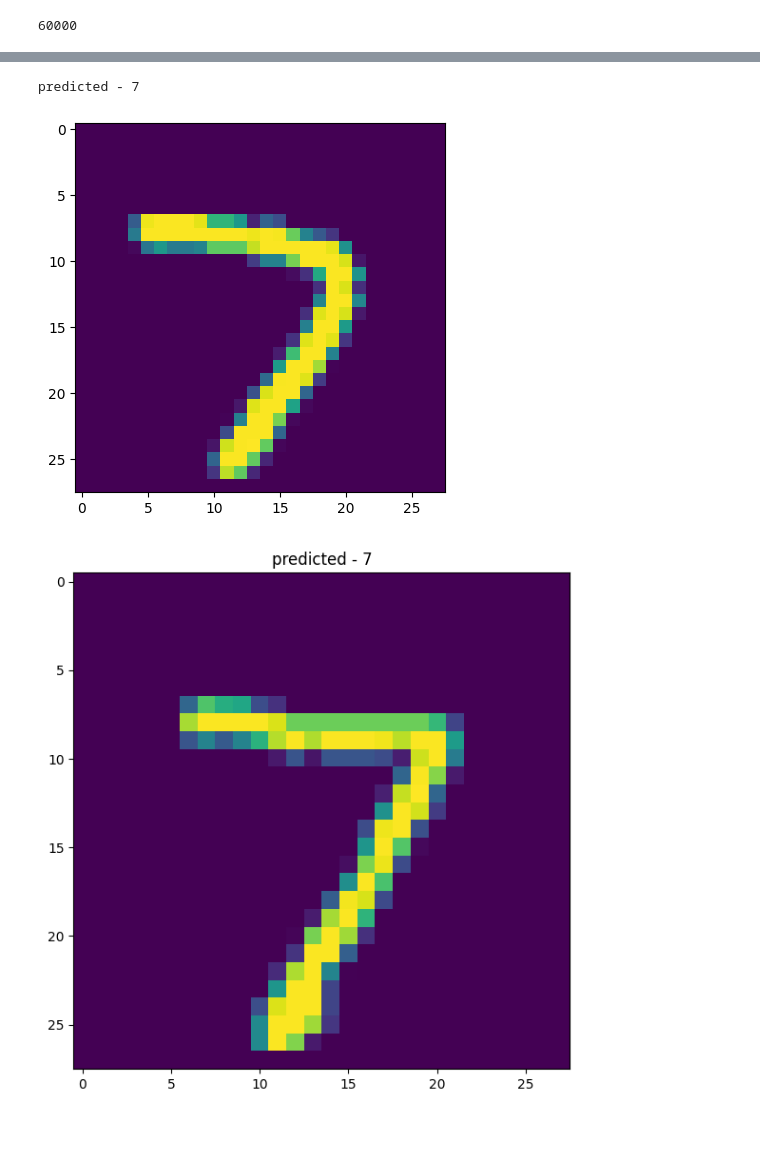
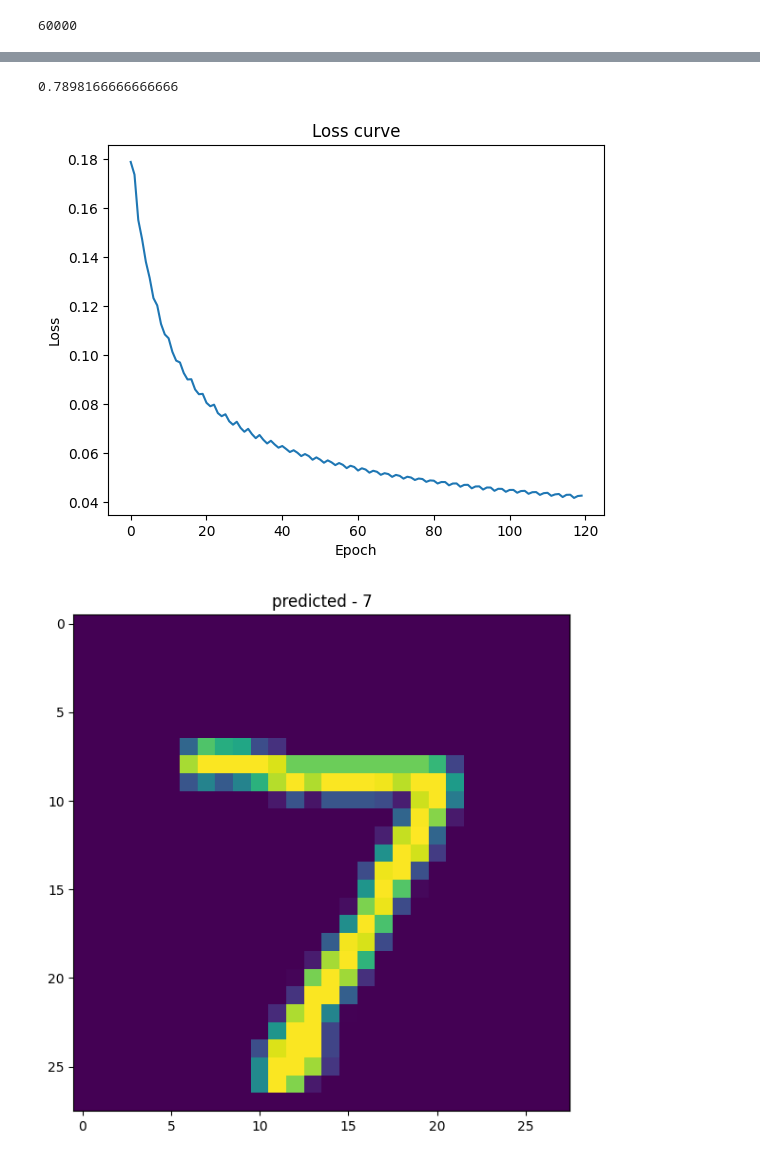
Before and after one commit to barracuda049/dl, a Jupyter notebook: intToStoch/into_to_stoch.ipynb, the cells around one changed output, grey strips where cells are left out. Saved outputs shown, nothing was run; the diff lists cells and outputs as text; code cells hidden in the pictures; blank space fills up the shorter version.

```diff
--- a/intToStoch/into_to_stoch.ipynb
+++ b/intToStoch/into_to_stoch.ipynb
@@ -8,7 +8,7 @@ from scipy import io
 # %% [markdown]
 Mnist data loading
 # %%
-mat = io.loadmat('./data_image_classif.mat')
+mat = io.loadmat('../data_image_classif.mat')
 
 X = mat['Xts']
 
@@ -704,37 +164,6 @@ class NeuralNet:
         self.w3 = self.w3 - self.learn_rate *dloss_dW3
         self.b3 = self.b3 - self.learn_rate *dloss_db3
 
-#         w1 = self.w1.copy()
-#         w2 = self.w2.copy()
-#         w3 = self.w3.copy()
-#         b1 = self.b1.copy()
-#         b2 = self.b2.copy()
-#         b3 = self.b3.copy()
-
-#         w1 -= self.learn_rate *dloss_dW1
-#         b1 -= self.learn_rate *dloss_db1
-
-#         w2 -= self.learn_rate *dloss_dW2
-#         b2 -= self.learn_rate *dloss_db2
-
-#         w3 -= self.learn_rate *dloss_dW3
-#         b3 -= self.learn_rate *dloss_db3
-
-#         self.w1 = w1.copy()
-#         self.w2 = w2.copy()
-#         self.w3 = w3.copy()
-#         self.b1 = b1.copy()
-#         self.b2 = b2.copy()
-#         self.b3 = b3.copy()
-#         print(f'equlity - {np.all(w1 == n.w1)}')
-#         print(self.learn_rate)
-#         print('self.learn_rate *dloss_dW1).sum()', (self.learn_rate *dloss_dW1).sum())
-#         print(f'dloss_dW1 sum - {(dloss_dW1).sum()}')
-#         print(f'dloss_db1 sum - {(dloss_db1).sum()}')
-#         print(f'dloss_dW2 sum - {(dloss_dW2).sum()}')
-#         print(f'dloss_db2 sum - {(dloss_db2).sum()}')
-#         print(f'norm_dw - {np.linalg.norm(dloss_dW1):.3f}')
-
     def batch_set(self,i):
         batch_x, batch_y = zip(*self.train_set[i*self.batch_size : (i+1)*self.batch_size])
         x = np.concatenate(batch_x, axis = 0)
@@ -749,7 +178,7 @@ class NeuralNet:
 
         return np.mean(np.mean(((y-self.z)**2), axis = 1))
 
-    def accuarcy(self, test_set = None):
+    def accuracy(self, test_set = None):
         if self.test_set is None:
             cur_set = test_set
         else:
@@ -774,6 +198,6 @@ plt.imshow(n.train_set[15][0].reshape(28,28))
 # %%
 n_epochs = 40
-iters = 5
+loss_list = []
 for ep in range(n_epochs):
 
     for i in range(n.n_iters):
@@ -781,6 +205,7 @@ for ep in range(n_epochs):
         n.forward(x)
         print(f'ep: {ep+1}/{n_epochs}, i: {i+1}/{n.n_iters}, '
               f'loss - {n.loss_batch(y):.3f}, ')
+        loss_list.append(n.loss_batch(y))
         n.backward(x,y)
 # %% [output]
 ep: 1/40, i: 1/3, loss - 0.179,
@@ -803,11 +228,15 @@ ep: 40/40, i: 3/3, loss - 0.046,
-# %%
-num = 17
-print(f'predicted - {np.argmax(n.forward(Xpr[num]))}')
-plt.imshow(Xpr[num].reshape(28,28))
-plt.show()
-# %% [output]
-predicted - 7
-[figure, removed]
+# %%
+n.accuracy(train_set)
+# %% [output]
+0.7898166666666666
+# %%
+plt.plot(loss_list)
+plt.title('Loss curve')
+plt.xlabel('Epoch')
+plt.ylabel('Loss')
+plt.show()
+# %% [output]
+[figure, added]
 # %%
 total = 10
 for i in range(total):
```
Also changed, not shown: parts of 41 cells of this notebook.
